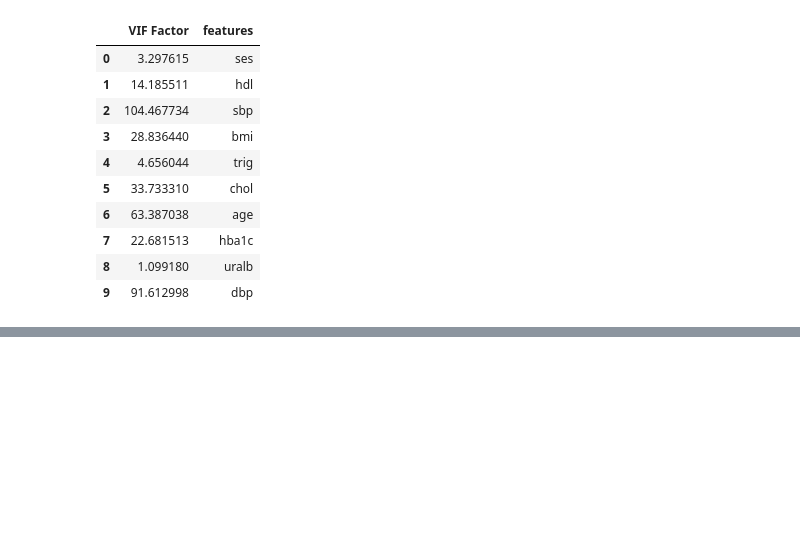
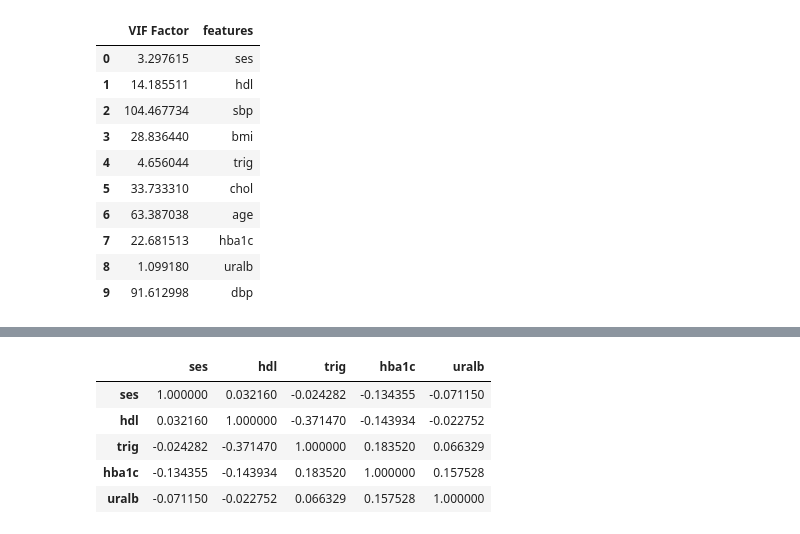
Before and after one commit to jibinmathew69/Nhanes, a Jupyter notebook: Nhanes3.ipynb, the cells around one changed output, grey strips where cells are left out. Saved outputs shown, nothing was run; the diff lists cells and outputs as text; code cells hidden in the pictures; blank space fills up the shorter version.

```diff
--- a/Nhanes3.ipynb
+++ b/Nhanes3.ipynb
@@ -494,0 +517,9 @@ NameError: name 'calculate_vif_' is not defined
+# %%
+data_filtered_num.corr()
+# %% [output]
+|  | ses | hdl | trig | hba1c | uralb |
+| ses | 1.000000 | 0.032160 | -0.024282 | -0.134355 | -0.071150 |
+| hdl | 0.032160 | 1.000000 | -0.371470 | -0.143934 | -0.022752 |
+| trig | -0.024282 | -0.371470 | 1.000000 | 0.183520 | 0.066329 |
+| hba1c | -0.134355 | -0.143934 | 0.183520 | 1.000000 | 0.157528 |
+| uralb | -0.071150 | -0.022752 | 0.066329 | 0.157528 | 1.000000 |
```
Also changed, not shown: parts of 7 cells of this notebook.
